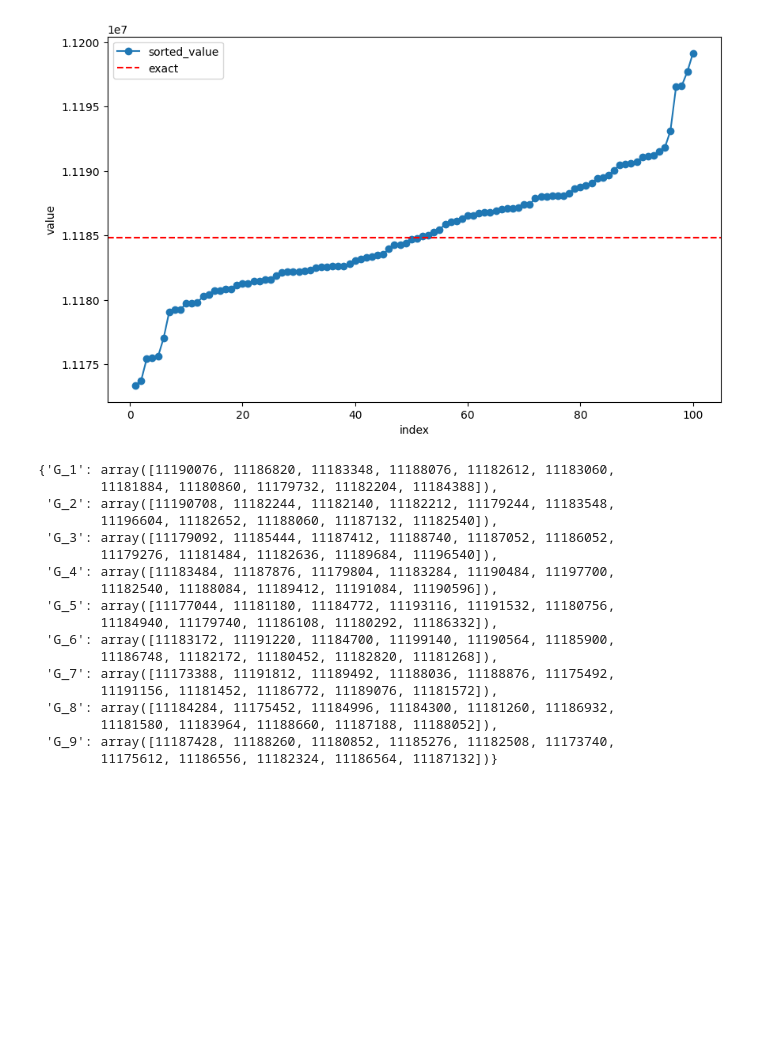
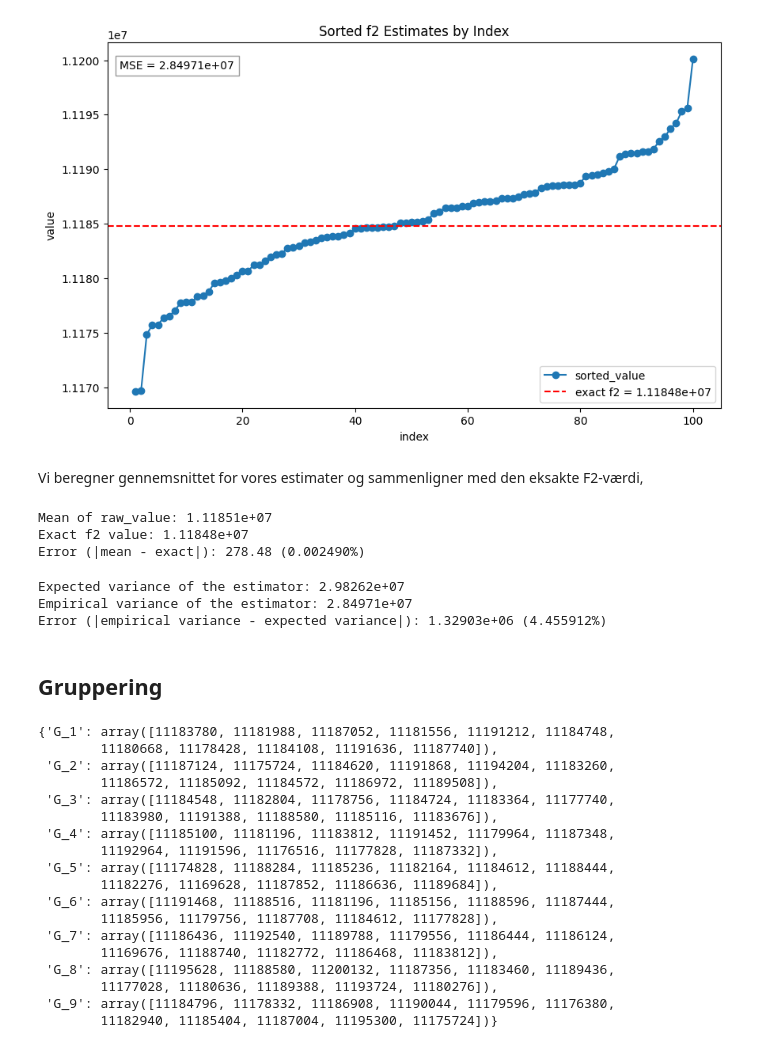
Before and after one commit to BimmerBass/RAD2026, a Jupyter notebook: plots.ipynb, the cells around one changed output. Drawn from its saved outputs; the diff is of its cells as text; code cells hidden in the pictures; blank space fills up the shorter version.

```diff
--- a/plots.ipynb
+++ b/plots.ipynb
@@ -20,37 +20,72 @@ df
 # %%
 import matplotlib.pyplot as plt
 
+exact_f2_value = df['exact'].iloc[0]
+mse_value = df['mse'].iloc[0]
+
 plt.figure(figsize=(10, 6))
 plt.plot(df['index'], df['sorted_value'], marker='o', linestyle='-', label='sorted_value')
-plt.axhline(y=df['exact'].iloc[0], color='r', linestyle='--', label='exact')
+plt.axhline(y=exact_f2_value, color='r', linestyle='--', label=f'exact f2 = {exact_f2_value:.6g}')
+plt.title('Sorted f2 Estimates by Index')
+plt.gca().text(0.02, 0.95, f'MSE = {mse_value:.6g}', transform=plt.gca().transAxes, va='top', bbox=dict(facecolor='white', alpha=0.8, edgecolor='gray'))
 plt.xlabel('index')
 plt.ylabel('value')
 plt.legend()
+sorted_f2_ylim = plt.gca().get_ylim()
 plt.show()
 # %% [output]
-[figure, old version]
+[figure, new version]
+# %% [markdown]
+Vi beregner gennemsnittet for vores estimater og sammenligner med den eksakte F2-værdi,
+# %%
+mean_estimate = df["raw_value"].mean().item()
+
+print(f"Mean of raw_value: {mean_estimate:.6g}")
+print(f"Exact f2 value: {exact_f2_value:.6g}")
+
+percentage_error = abs(mean_estimate - exact_f2_value) / exact_f2_value * 100
+print(f"Error (|mean - exact|): {abs(mean_estimate - exact_f2_value):.6g} ({percentage_error:.6f}%)")
+# %% [output]
+Mean of raw_value: 1.11851e+07
+Exact f2 value: 1.11848e+07
+Error (|mean - exact|): 278.48 (0.002490%)
+# %%
+l = df['bitwidth'].iloc[0]
+num_buckets = 1 << l
+exp_variance = 2*exact_f2_value**2 / num_buckets
+print(f"Expected variance of the estimator: {exp_variance:.6g}")
+print(f"Empirical variance of the estimator: {mse_value:.6g}")
+print(f"Error (|empirical variance - expected variance|): {abs(mse_value - exp_variance):.6g} ({abs(mse_value - exp_variance) / exp_variance * 100:.6f}%)")
+# %% [output]
+Expected variance of the estimator: 2.98262e+07
+Empirical variance of the estimator: 2.84971e+07
+Error (|empirical variance - expected variance|): 1.32903e+06 (4.455912%)
+# %% [markdown]
+## Gruppering
 # %%
 # Split raw_value into groups of 11 elements
+group_size = 11
+num_groups = 9
 raw_values = df['raw_value'].values
 groups = {f'G_{i+1}': raw_values[i*group_size:(i+1)*group_size] for i in range(num_groups)}
 groups
 # %% [output]
-{'G_1': array([11190076, 11186820, 11183348, 11188076, 11182612, 11183060,
-        11181884, 11180860, 11179732, 11182204, 11184388]),
- 'G_2': array([11190708, 11182244, 11182140, 11182212, 11179244, 11183548,
-        11196604, 11182652, 11188060, 11187132, 11182540]),
- 'G_3': array([11179092, 11185444, 11187412, 11188740, 11187052, 11186052,
-        11179276, 11181484, 11182636, 11189684, 11196540]),
- 'G_4': array([11183484, 11187876, 11179804, 11183284, 11190484, 11197700,
-        11182540, 11188084, 11189412, 11191084, 11190596]),
- 'G_5': array([11177044, 11181180, 11184772, 11193116, 11191532, 11180756,
-        11184940, 11179740, 11186108, 11180292, 11186332]),
- 'G_6': array([11183172, 11191220, 11184700, 11199140, 11190564, 11185900,
-        11186748, 11182172, 11180452, 11182820, 11181268]),
- 'G_7': array([11173388, 11191812, 11189492, 11188036, 11188876, 11175492,
-        11191156, 11181452, 11186772, 11189076, 11181572]),
- 'G_8': array([11184284, 11175452, 11184996, 11184300, 11181260, 11186932,
-        11181580, 11183964, 11188660, 11187188, 11188052]),
- 'G_9': array([11187428, 11188260, 11180852, 11185276, 11182508, 11173740,
-        11175612, 11186556, 11182324, 11186564, 11187132])}
+{'G_1': array([11183780, 11181988, 11187052, 11181556, 11191212, 11184748,
+        11180668, 11178428, 11184108, 11191636, 11187740]),
+ 'G_2': array([11187124, 11175724, 11184620, 11191868, 11194204, 11183260,
+        11186572, 11185092, 11184572, 11186972, 11189508]),
+ 'G_3': array([11184548, 11182804, 11178756, 11184724, 11183364, 11177740,
+        11183980, 11191388, 11188580, 11185116, 11183676]),
+ 'G_4': array([11185100, 11181196, 11183812, 11191452, 11179964, 11187348,
+        11192964, 11191596, 11176516, 11177828, 11187332]),
+ 'G_5': array([11174828, 11188284, 11185236, 11182164, 11184612, 11188444,
+        11182276, 11169628, 11187852, 11186636, 11189684]),
+ 'G_6': array([11191468, 11188516, 11181196, 11185156, 11188596, 11187444,
+        11185956, 11179756, 11187708, 11184612, 11177828]),
+ 'G_7': array([11186436, 11192540, 11189788, 11179556, 11186444, 11186124,
+        11169676, 11188740, 11182772, 11186468, 11183812]),
+ 'G_8': array([11195628, 11188580, 11200132, 11187356, 11183460, 11189436,
+        11177028, 11180636, 11189388, 11193724, 11180276]),
+ 'G_9': array([11184796, 11178332, 11186908, 11190044, 11179596, 11176380,
+        11182940, 11185404, 11187004, 11195300, 11175724])}
 # %%
```
Also changed, not shown: parts of 6 cells of this notebook, 4 other files.
